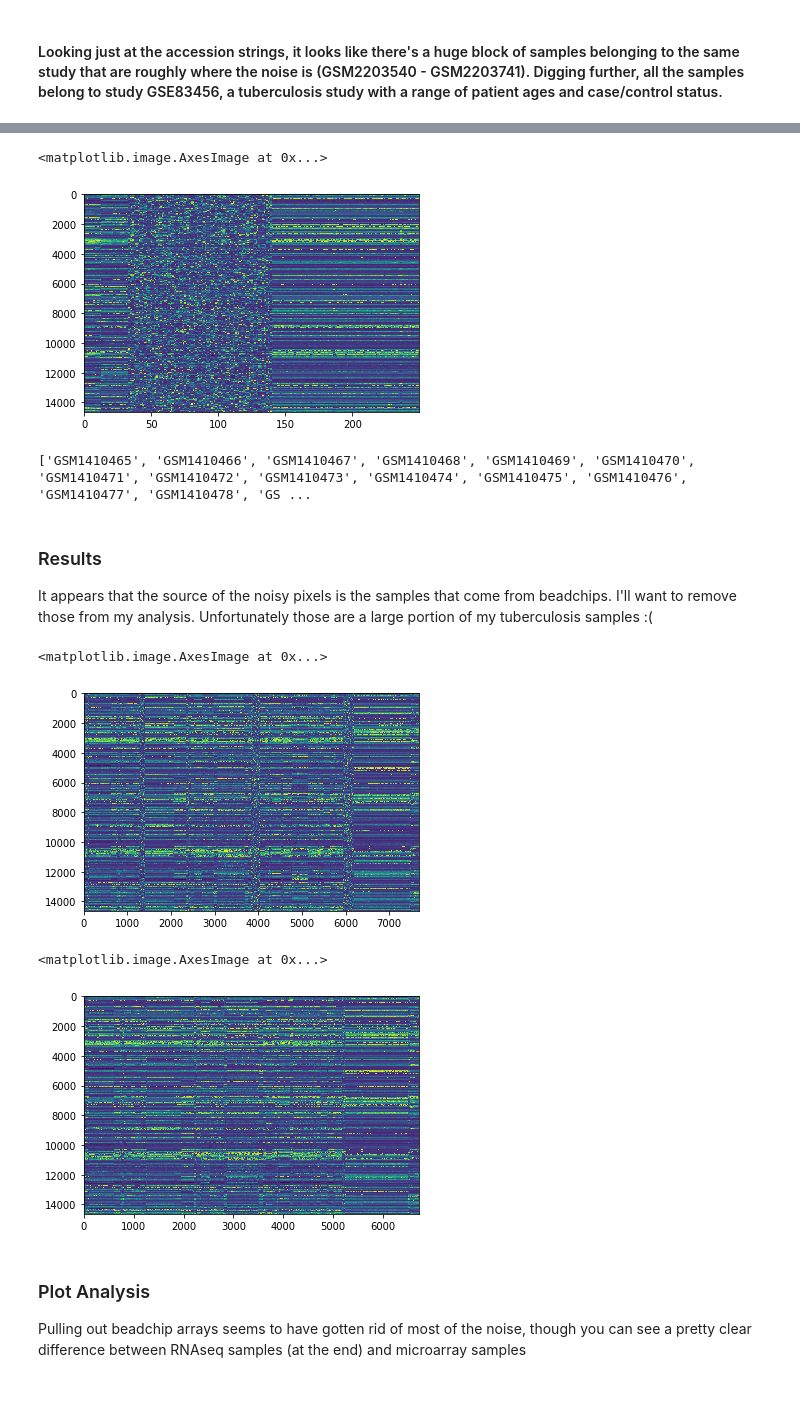
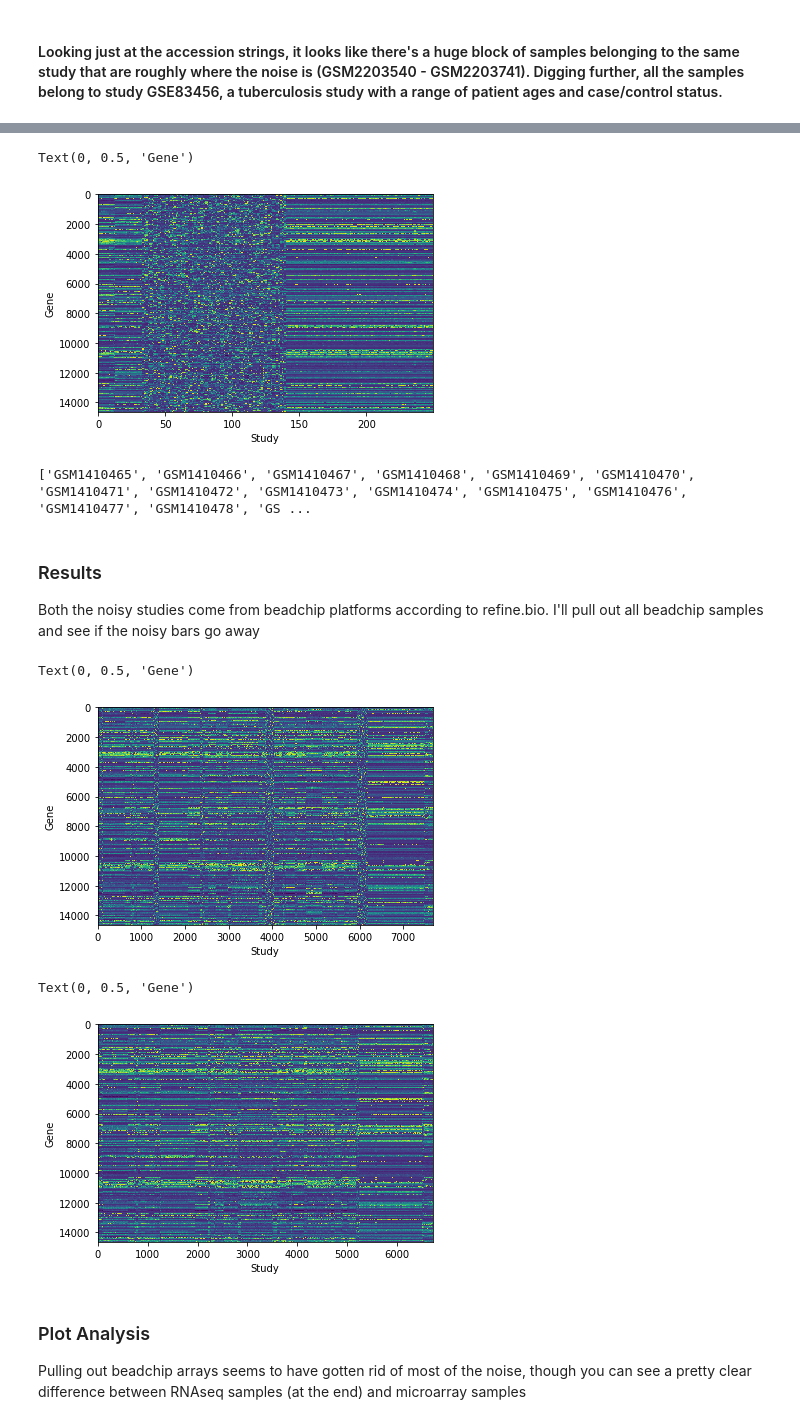
Before and after one commit to greenelab/whistl, a Jupyter notebook: notebook/data_exploration/compendium_eda.ipynb, the cells around one changed output, grey strips where cells are left out. Cells and saved outputs as stored; diff of their text form; code cells hidden in the pictures; blank space fills up the shorter version.

```diff
--- a/notebook/data_exploration/compendium_eda.ipynb
+++ b/notebook/data_exploration/compendium_eda.ipynb
@@ -147,15 +170,17 @@ plt.imshow(vis_df.iloc[:, 5800:6200], aspect='auto')
 # %%
 plt.imshow(vis_df.iloc[:, 1250:1500], aspect='auto')
+plt.xlabel('Study')
+plt.ylabel('Gene')
 # %% [output]
-<matplotlib.image.AxesImage at 0x...>
+Text(0, 0.5, 'Gene')
-[figure, old version]
+[figure, new version]
 # %%
 print(list(vis_df.iloc[:, 1300:1375].columns))
 # %% [output]
 ['GSM1410465', 'GSM1410466', 'GSM1410467', 'GSM1410468', 'GSM1410469', 'GSM1410470', 'GSM1410471', 'GSM1410472', 'GSM1410473', 'GSM1410474', 'GSM1410475', 'GSM1410476', 'GSM1410477', 'GSM1410478', 'GS ...
-# %% [markdown]
-### Results
-It appears that the source of the noisy pixels is the samples that come from beadchips. I'll want to remove those from my analysis. Unfortunately those are a large portion of my tuberculosis samples :(
+# %% [markdown]
+### Results
+Both the noisy studies come from beadchip platforms according to refine.bio. I'll pull out all beadchip samples and see if the noisy bars go away
 # %%
 metadata_file = os.path.join(curr_path, os.pardir, 'data', 'all_metadata.json')
 metadata_json = json.load(open(metadata_file))
@@ -171,14 +196,18 @@ non_bead_df = vis_df.loc[:, good_samples]
 non_bead_df = non_bead_df.dropna(axis='columns')
 # %%
 plt.imshow(vis_df, aspect='auto')
+plt.xlabel('Study')
+plt.ylabel('Gene')
 # %% [output]
-<matplotlib.image.AxesImage at 0x...>
+Text(0, 0.5, 'Gene')
-[figure, old version]
+[figure, new version]
 # %%
 plt.imshow(non_bead_df.values, aspect='auto')
+plt.xlabel('Study')
+plt.ylabel('Gene')
 # %% [output]
-<matplotlib.image.AxesImage at 0x...>
+Text(0, 0.5, 'Gene')
-[figure, old version]
+[figure, new version]
 # %% [markdown]
 ### Plot Analysis
 Pulling out beadchip arrays seems to have gotten rid of most of the noise, though you can see a pretty clear difference between RNAseq samples (at the end) and microarray samples
```
Also changed, not shown: parts of 16 cells of this notebook.
